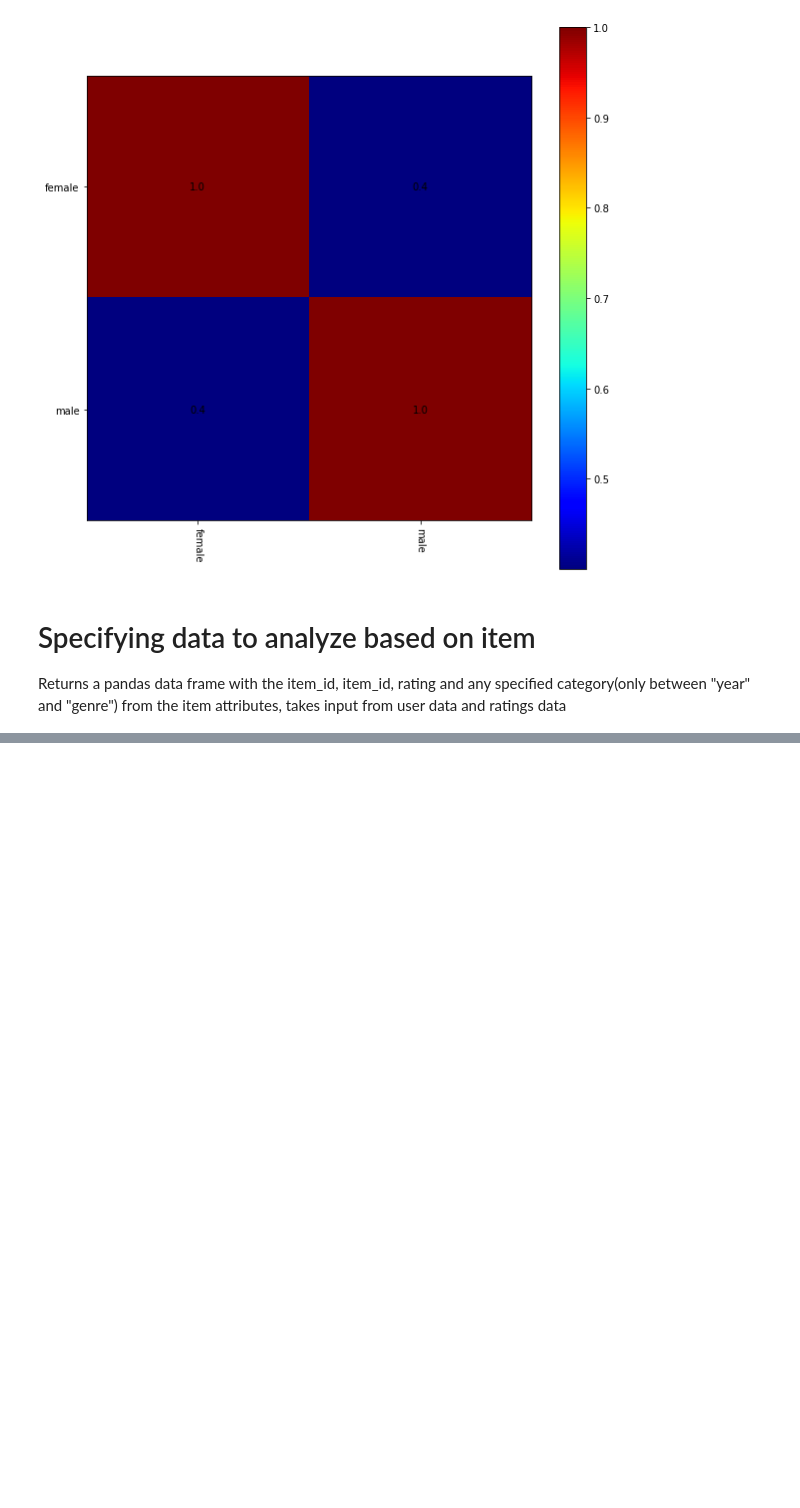
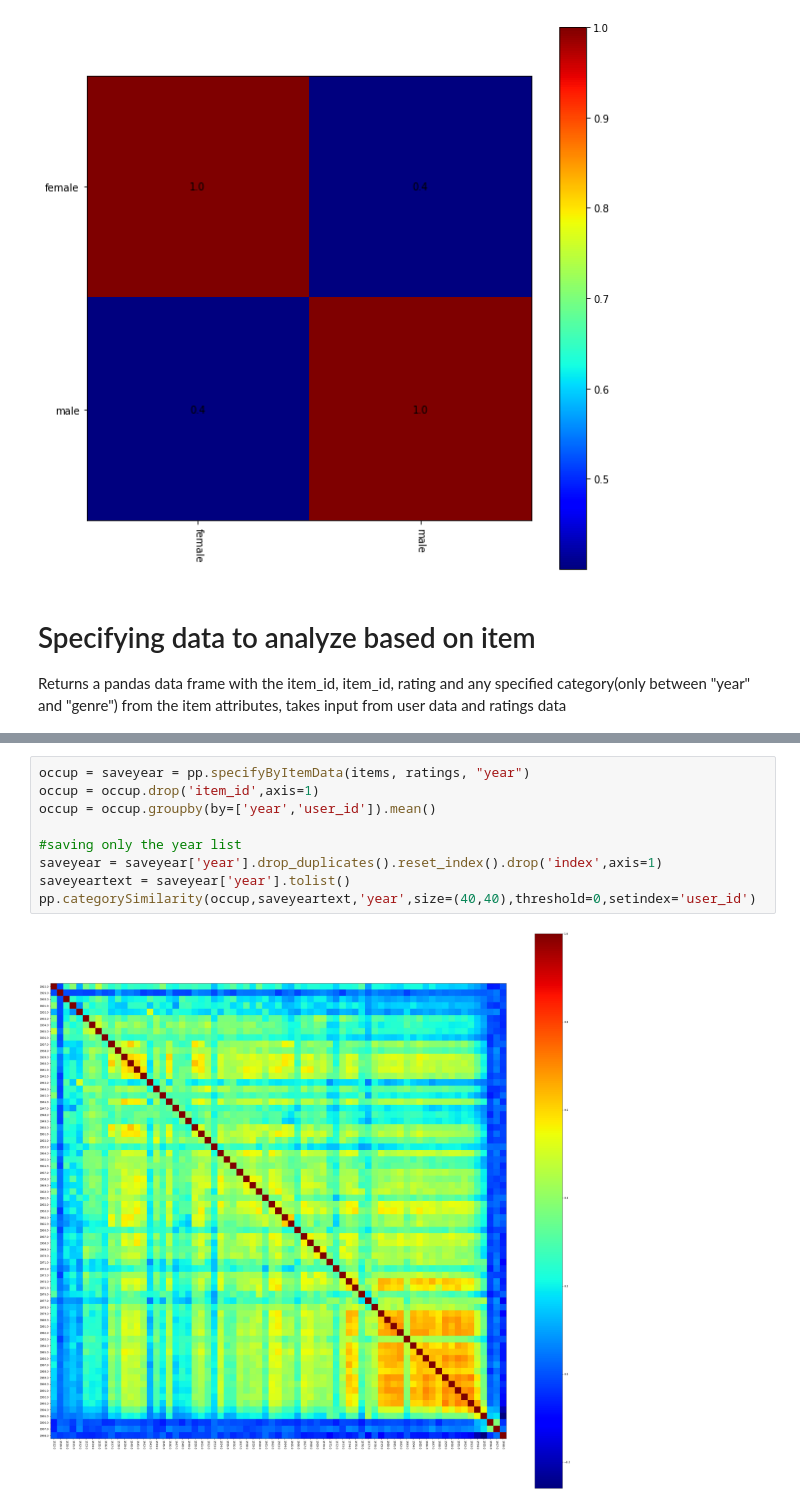
Before and after one commit to Xevenst/MovLensDataSet, a Jupyter notebook: dataAnalysisFuncts.ipynb, the cells around one changed output, grey strips where cells are left out. Drawn from its saved outputs; the diff is of its cells as text; blank space fills up the shorter version.

```diff
--- a/dataAnalysisFuncts.ipynb
+++ b/dataAnalysisFuncts.ipynb
@@ -1281,0 +1337,11 @@ pp.categorySimilarity(occup,saveyeartext,'year',size=(20,20),threshold=0)
+# %%
+occup = saveyear = pp.specifyByItemData(items, ratings, "year")
+occup = occup.drop('item_id',axis=1)
+occup = occup.groupby(by=['year','user_id']).mean()
+
+#saving only the year list
+saveyear = saveyear['year'].drop_duplicates().reset_index().drop('index',axis=1)
+saveyeartext = saveyear['year'].tolist()
+pp.categorySimilarity(occup,saveyeartext,'year',size=(40,40),threshold=0,setindex='user_id')
+# %% [output]
+[figure, added]
```
Also changed, not shown: parts of 9 cells of this notebook, 2 other files.
